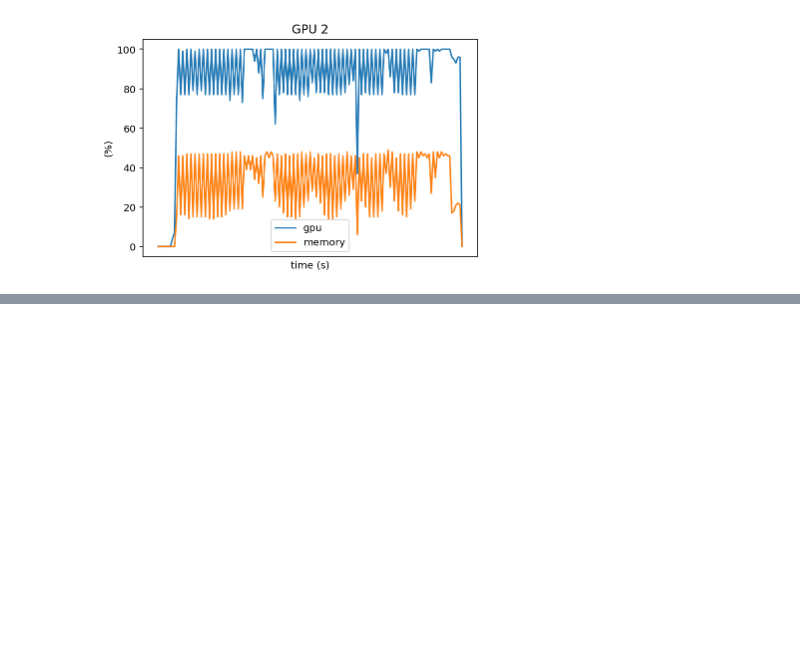
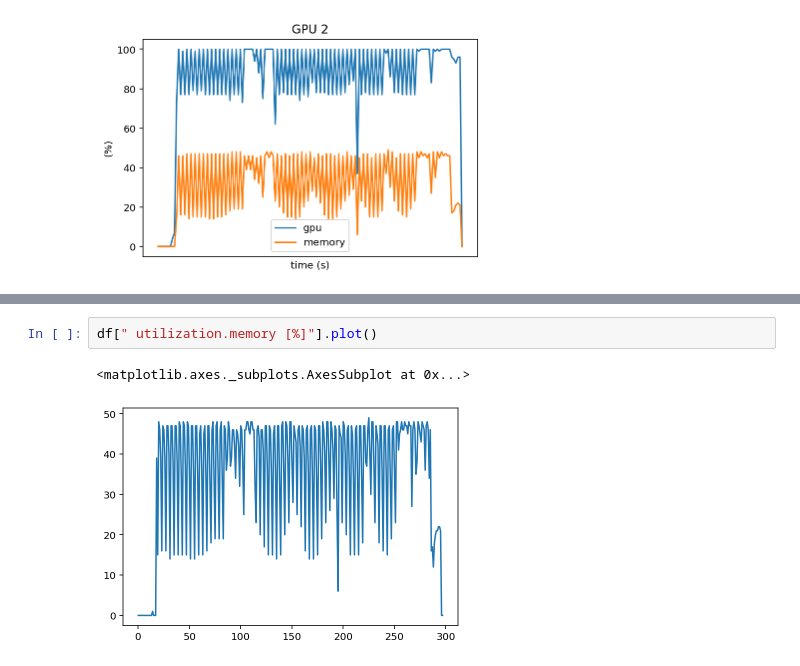
Before and after one commit to MScDissertation/NLP, a Jupyter notebook: Time series data stationary test.ipynb, the cells around one changed output, grey strips where cells are left out. Saved outputs shown, nothing was run; the diff lists cells and outputs as text; blank space fills up the shorter version.

```diff
--- a/gpu_utilisation.ipynb
+++ b/Time series data stationary test.ipynb
@@ -60,0 +133,5 @@ plot_gpu_util(df_gpu2, "GPU 2")
+# %%
+df[" utilization.memory [%]"].plot()
+# %% [output]
+<matplotlib.axes._subplots.AxesSubplot at 0x...>
+[figure, added]
```
Also changed, not shown: parts of 11 cells of this notebook, 3 other files.
